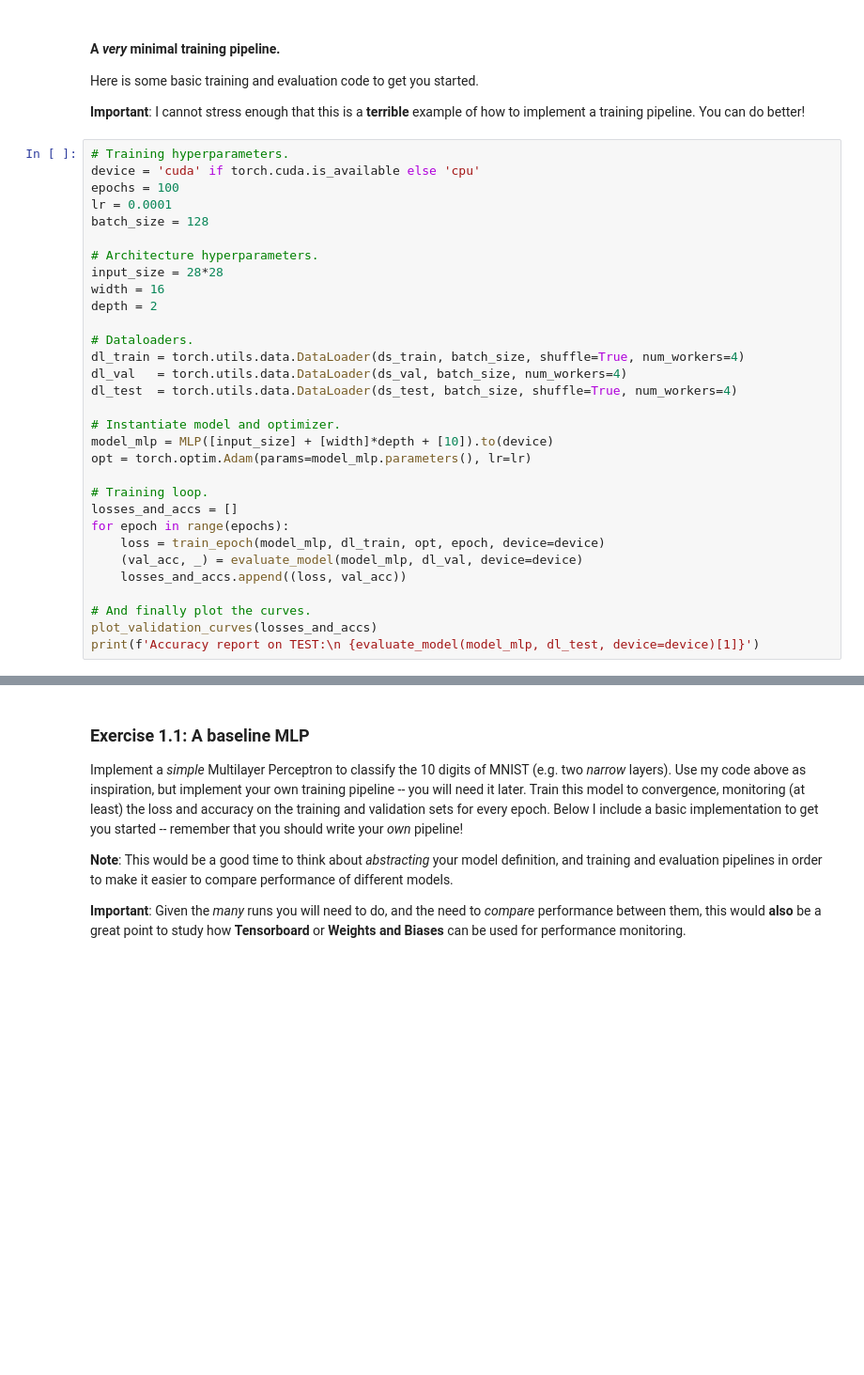
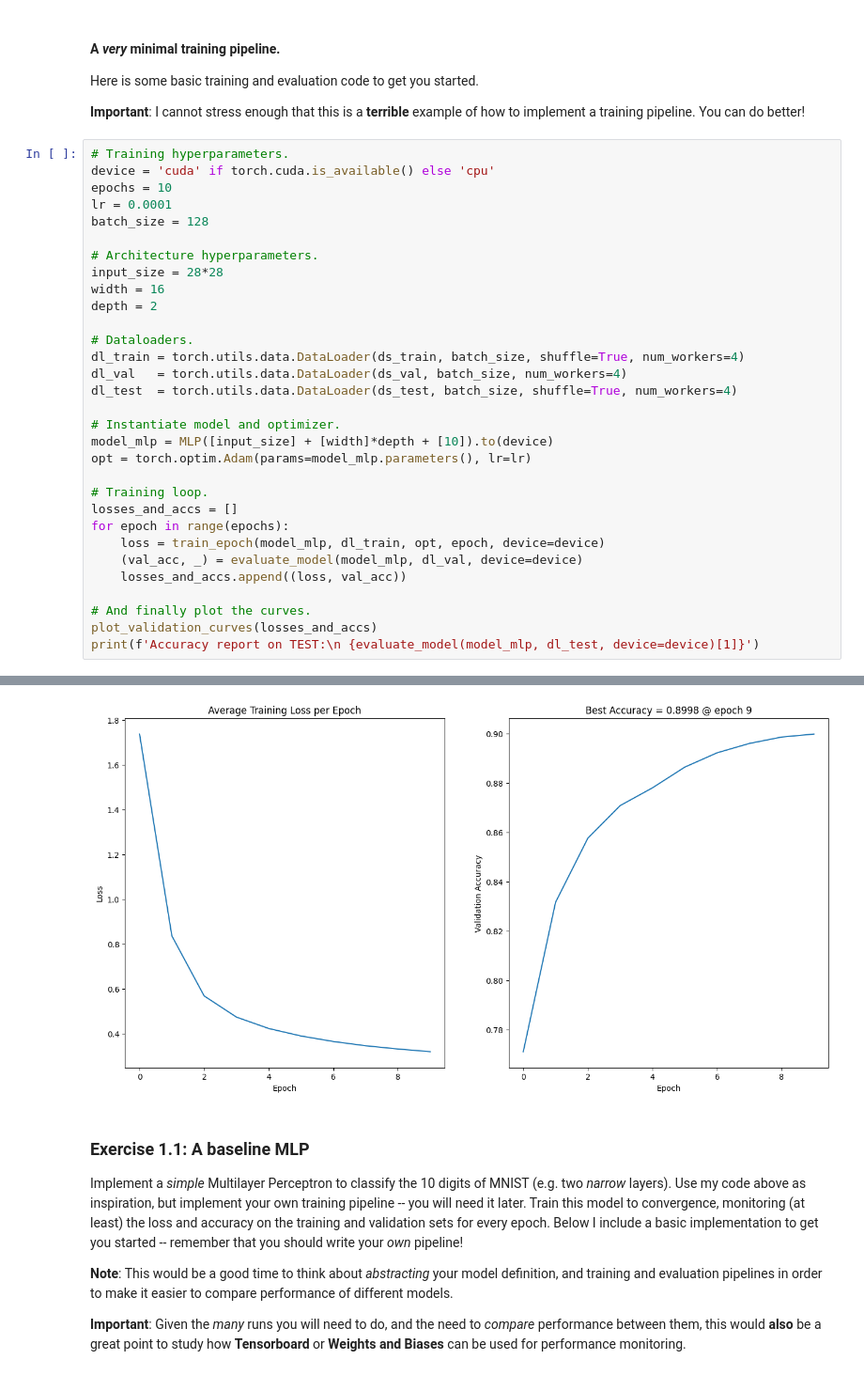
Before and after one commit to digesaremarco/Deep_Learning_Applications, a Jupyter notebook: Lab1-CNNs.ipynb, the cells around one changed output, grey strips where cells are left out. Shown at 94% size. Cells and saved outputs as stored; diff of their text form; blank space fills up the shorter version.

```diff
--- a/Lab1-CNNs.ipynb
+++ b/Lab1-CNNs.ipynb
@@ -131,8 +167,8 @@ Here is some basic training and evaluation code to get you started.
 **Important**: I cannot stress enough that this is a **terrible** example of how to implement a training pipeline. You can do better!
 # %%
 # Training hyperparameters.
-device = 'cuda' if torch.cuda.is_available else 'cpu'
-epochs = 100
+device = 'cuda' if torch.cuda.is_available() else 'cpu'
+epochs = 10
 lr = 0.0001
 batch_size = 128
 
@@ -160,3 +196,4 @@ for epoch in range(epochs):
 # And finally plot the curves.
 plot_validation_curves(losses_and_accs)
 print(f'Accuracy report on TEST:\n {evaluate_model(model_mlp, dl_test, device=device)[1]}')
+# %% [output]
@@ -163,3 +217,4 @@ print(f'Accuracy report on TEST:\n {evaluate_model(model_mlp, dl_test, device=de
+[figure, added]
 # %% [markdown]
 ### Exercise 1.1: A baseline MLP
 
```
Also changed, not shown: parts of 5 cells of this notebook.
